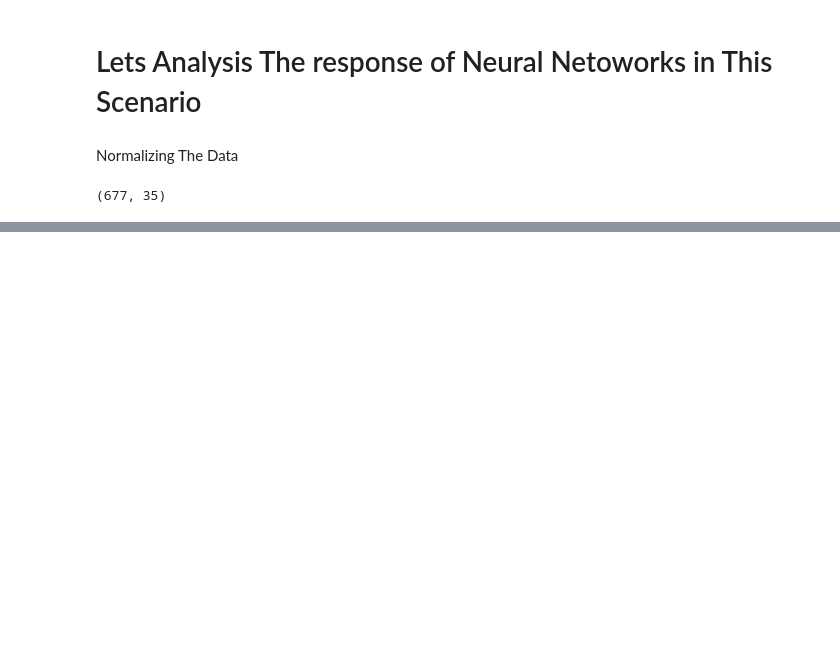
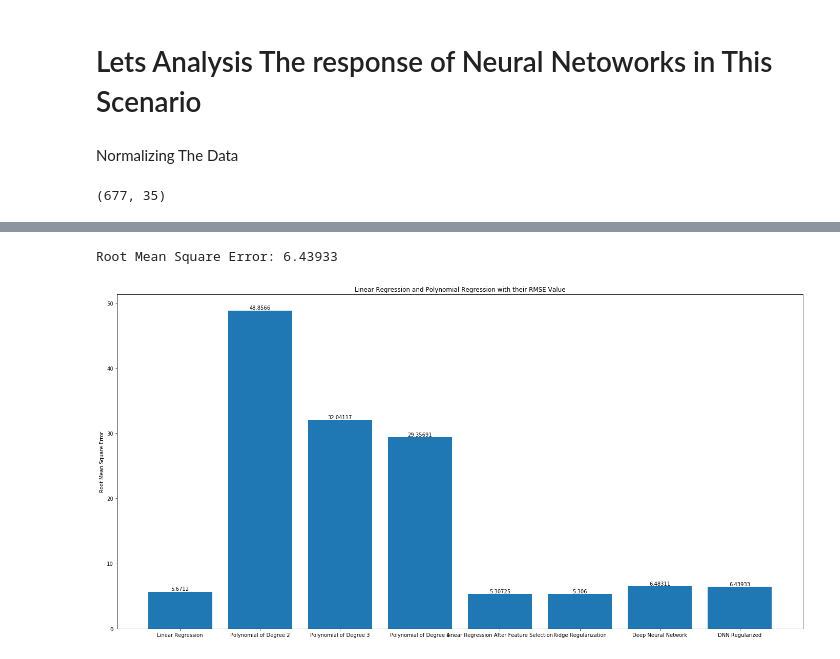
Before and after one commit to shivammehta25/Machine-Learning-Lab, a Jupyter notebook: Data Analysis Task/Data-Analysis-Task.ipynb, the cells around one changed output, grey strips where cells are left out. Cells and saved outputs as stored; diff of their text form; code cells hidden in the pictures; blank space fills up the shorter version.

```diff
--- a/Data Analysis Task/Data-Analysis-Task.ipynb
+++ b/Data Analysis Task/Data-Analysis-Task.ipynb
@@ -386,0 +421,16 @@ plot_RMSE(rmse_x, rmse_y, (20,8))
+# %%
+model_reg = Sequential()
+
+model_reg.add(Dense(35, activation='relu', input_shape=x_train_scaled.iloc[0].shape, kernel_regularizer=l2(0.001)))
+model_reg.add(Dropout(0.3))
+model_reg.add(Dense(100, activation='relu', kernel_regularizer=l2(0.001)))
+model_reg.add(Dropout(0.2))
+model_reg.add(Dense(200, activation='relu', kernel_regularizer=l2(0.001)))
+model_reg.add(Dropout(0.2))
+model_reg.add(Dense(100, activation='relu', kernel_regularizer=l2(0.001)))
+model_reg.add(Dropout(0.2))
+model_reg.add(Dense(50, activation='relu', kernel_regularizer=l2(0.001)))
+model_reg.add(Dense(1))
+
+model_reg.compile(loss='mean_squared_error', optimizer='adam')
+model_reg.summary()
@@ -386,0 +455,15 @@ plot_RMSE(rmse_x, rmse_y, (20,8))
+# %%
+history_reg = model_reg.fit(x_train_scaled, y_train, epochs=200, verbose=0)
+# %%
+y_predicted_scaled_reg = model_reg.predict(x_test_scaled)
+nn_rmse_reg = np.round(np.sqrt(mean_squared_error(y_test,y_predicted_scaled_reg)), 5)
+print('Root Mean Square Error: {}'.format(nn_rmse_reg))
+# %% [output]
+Root Mean Square Error: 6.43933
+# %%
+rmse_x = rmse_x + ['DNN Regularized']
+rmse_y = rmse_y + [nn_rmse_reg]
+# %%
+plot_RMSE(rmse_x, rmse_y, (24,12))
+# %% [output]
+[figure, added]
```
Also changed, not shown: parts of 19 cells of this notebook.
